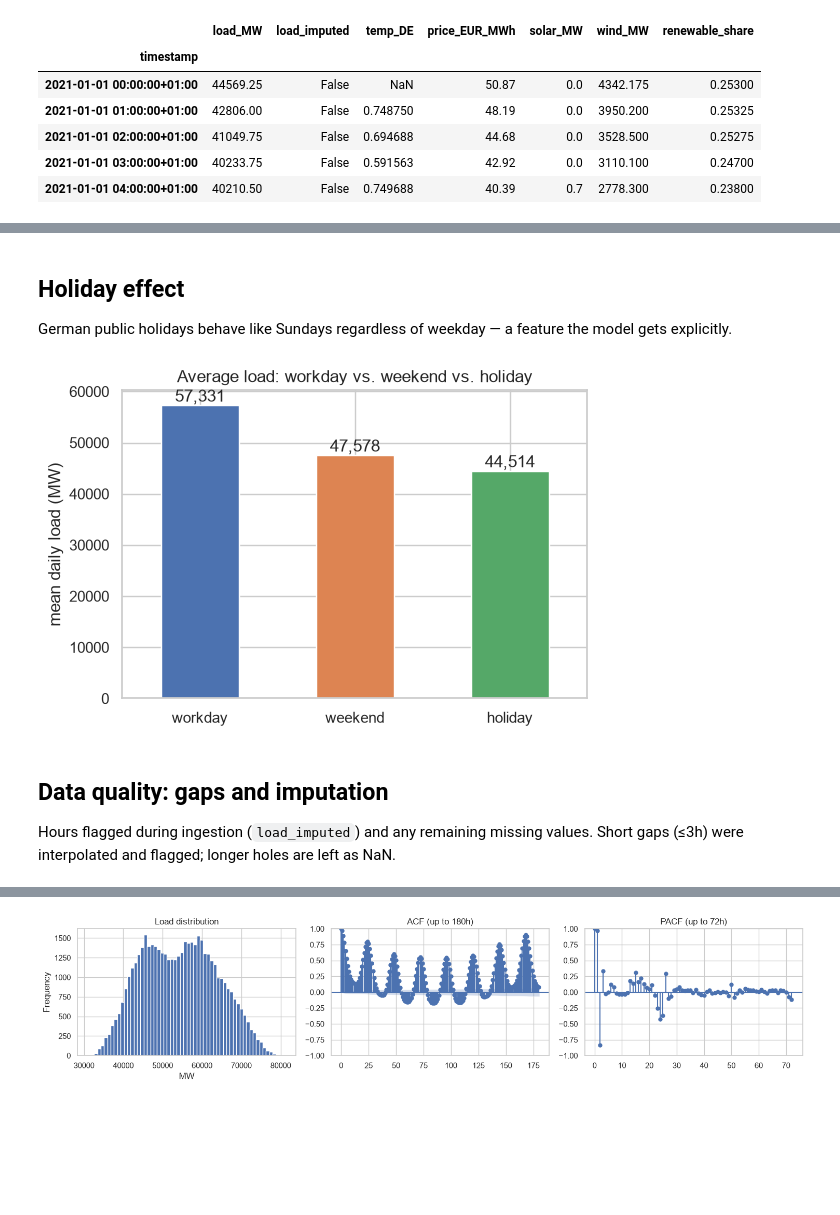
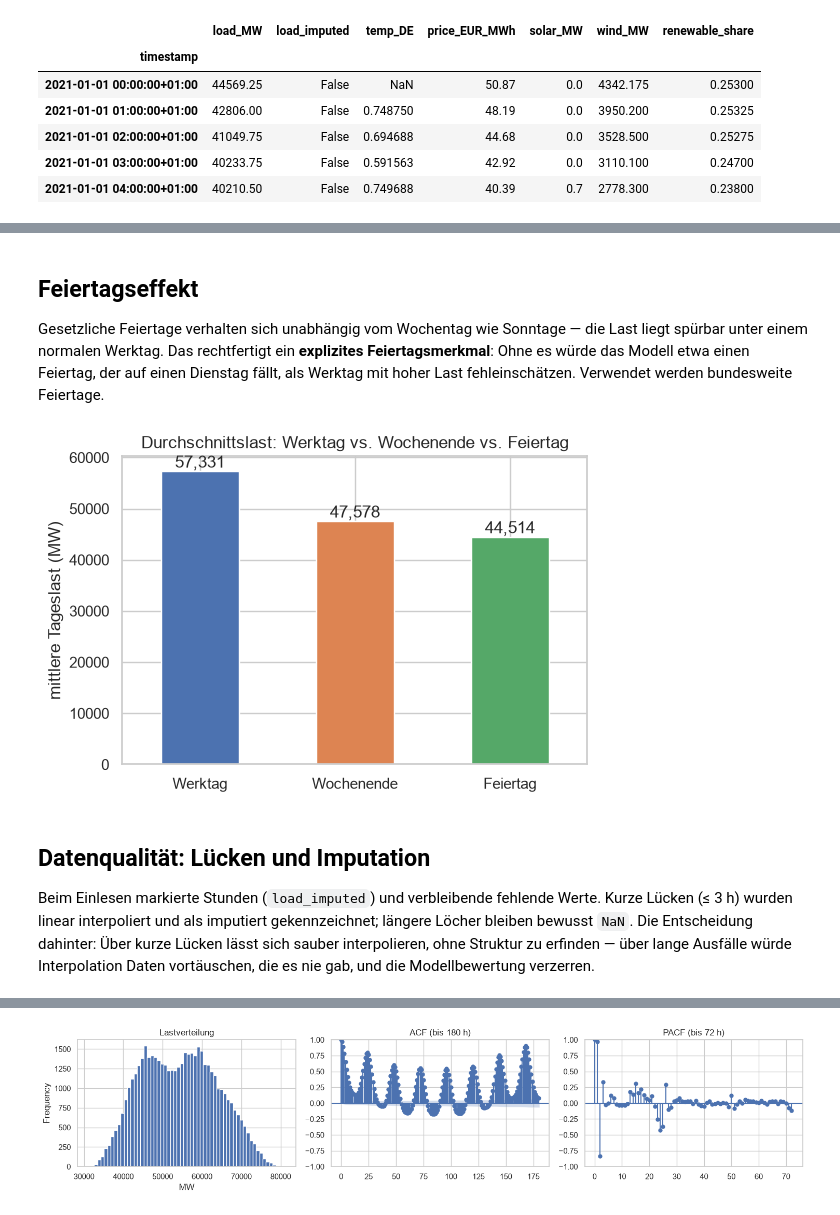
Before and after one commit to pat-olhed/energy, a Jupyter notebook: notebooks/01_eda.ipynb, the cells around one changed output, grey strips where cells are left out. Saved outputs shown, nothing was run; the diff lists cells and outputs as text; code cells hidden in the pictures; blank space fills up the shorter version.

Commit message:
Expand EDA notebook with German commentary

```diff
--- a/notebooks/01_eda.ipynb
+++ b/notebooks/01_eda.ipynb
@@ -74,26 +104,35 @@ plt.show()
 # %% [markdown]
-## Holiday effect
-German public holidays behave like Sundays regardless of weekday — a feature the model gets explicitly.
+## Feiertagseffekt
+
+Gesetzliche Feiertage verhalten sich unabhängig vom Wochentag wie Sonntage — die Last
+liegt spürbar unter einem normalen Werktag. Das rechtfertigt ein **explizites
+Feiertagsmerkmal**: Ohne es würde das Modell etwa einen Feiertag, der auf einen Dienstag
+fällt, als Werktag mit hoher Last fehleinschätzen. Verwendet werden bundesweite Feiertage.
 # %%
 import holidays
 de = holidays.Germany()
 is_hol = pd.Series([d.date() in de for d in load.index], index=load.index)
 daily = load.resample("D").mean()
 daily_hol = pd.Series([d.date() in de for d in daily.index], index=daily.index)
 comp = pd.DataFrame({
-    "workday": daily[(daily.index.dayofweek < 5) & (~daily_hol)],
-    "weekend": daily[daily.index.dayofweek >= 5],
-    "holiday": daily[daily_hol],
+    "Werktag": daily[(daily.index.dayofweek < 5) & (~daily_hol)],
+    "Wochenende": daily[daily.index.dayofweek >= 5],
+    "Feiertag": daily[daily_hol],
 })
 ax = comp.mean().plot.bar(color=["#4c72b0","#dd8452","#55a868"], figsize=(6,4), rot=0)
-ax.set(ylabel="mean daily load (MW)", title="Average load: workday vs. weekend vs. holiday")
+ax.set(ylabel="mittlere Tageslast (MW)", title="Durchschnittslast: Werktag vs. Wochenende vs. Feiertag")
 for i, v in enumerate(comp.mean()):
     ax.text(i, v, f"{v:,.0f}", ha="center", va="bottom")
 plt.show()
 # %% [output]
-[figure, old version]
+[figure, new version]
 # %% [markdown]
-## Data quality: gaps and imputation
-Hours flagged during ingestion (`load_imputed`) and any remaining missing values. Short gaps (≤3h) were interpolated and flagged; longer holes are left as NaN.
+## Datenqualität: Lücken und Imputation
+
+Beim Einlesen markierte Stunden (`load_imputed`) und verbleibende fehlende Werte. Kurze
+Lücken (≤ 3 h) wurden linear interpoliert und als imputiert gekennzeichnet; längere Löcher
+bleiben bewusst `NaN`. Die Entscheidung dahinter: Über kurze Lücken lässt sich sauber
+interpolieren, ohne Struktur zu erfinden — über lange Ausfälle würde Interpolation Daten
+vortäuschen, die es nie gab, und die Modellbewertung verzerren.
 # %%
 n = len(df)
```
Also changed, not shown: parts of 12 cells of this notebook.
